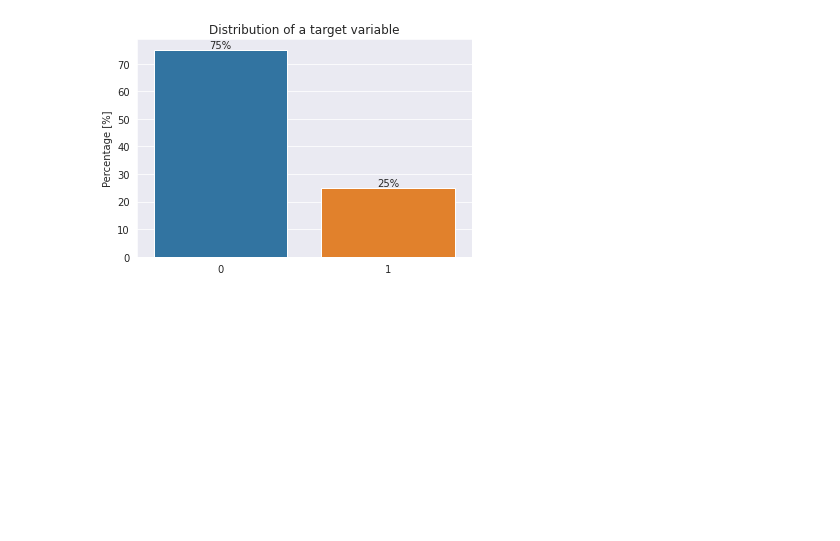
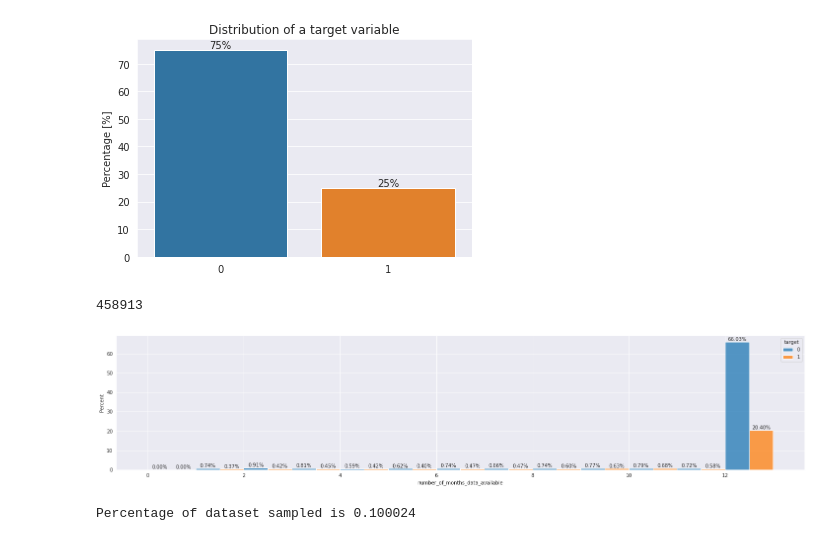
Before and after one commit to sankardevisharath/amex-default-prediction, a Jupyter notebook: notebooks/basic_eda.ipynb, the cells around one changed output. Drawn from its saved outputs; the diff is of its cells as text; code cells hidden in the pictures; blank space fills up the shorter version.

```diff
--- a/notebooks/basic_eda.ipynb
+++ b/notebooks/basic_eda.ipynb
@@ -89,3 +90,17 @@ plt.ylabel("Percentage [%]")
 plt.show()
 # %% [output]
 [figure]
+# %%
+train_raw['customer_ID'].nunique()
+# %% [output]
+458913
+# %%
+cust_data_dist_in_months = train_raw.groupby(['customer_ID', 'target']).size().reset_index().rename(columns={0:'number_of_months_data_available'})
+# %%
+fig,ax = plt.subplots(1,1,figsize=(25, 5))
+sns.histplot(data=cust_data_dist_in_months, x = 'number_of_months_data_available', hue='target', stat='percent', bins=range(0, 14), ax=ax, multiple='dodge')
+ax.bar_label(ax.containers[0], fmt='%.2f%%')
+ax.bar_label(ax.containers[1], fmt='%.2f%%')
+plt.show()
+# %% [output]
+[figure, added]
@@ -91,0 +112,5 @@ plt.show()
+# %%
+sample_df = sample_cust(train_raw, labels, 0.1)
+corr_with_target = sample_df.corrwith(sample_df['target'])
+# %% [output]
+Percentage of dataset sampled is 0.100024
```
Also changed, not shown: parts of 9 cells of this notebook.
